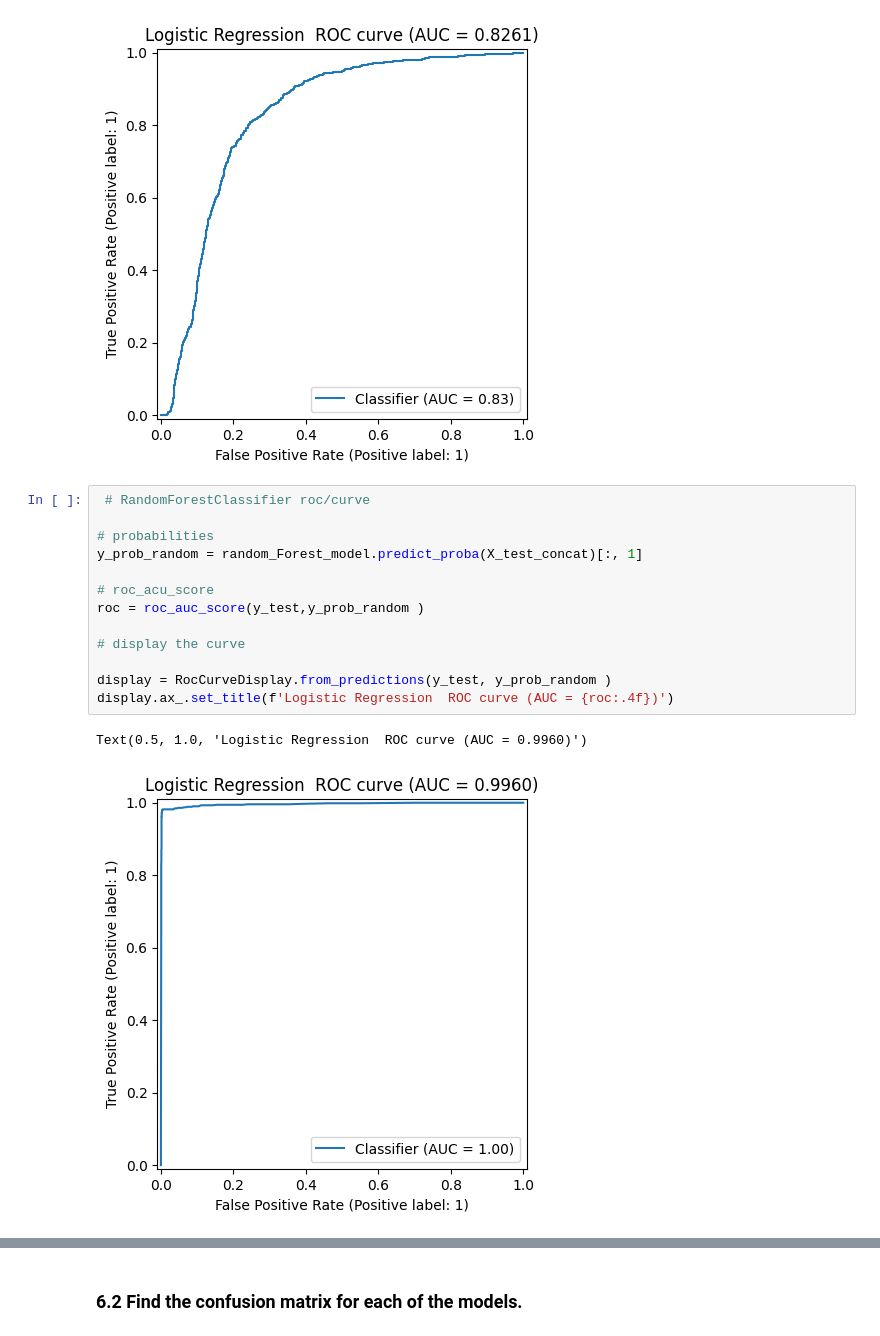
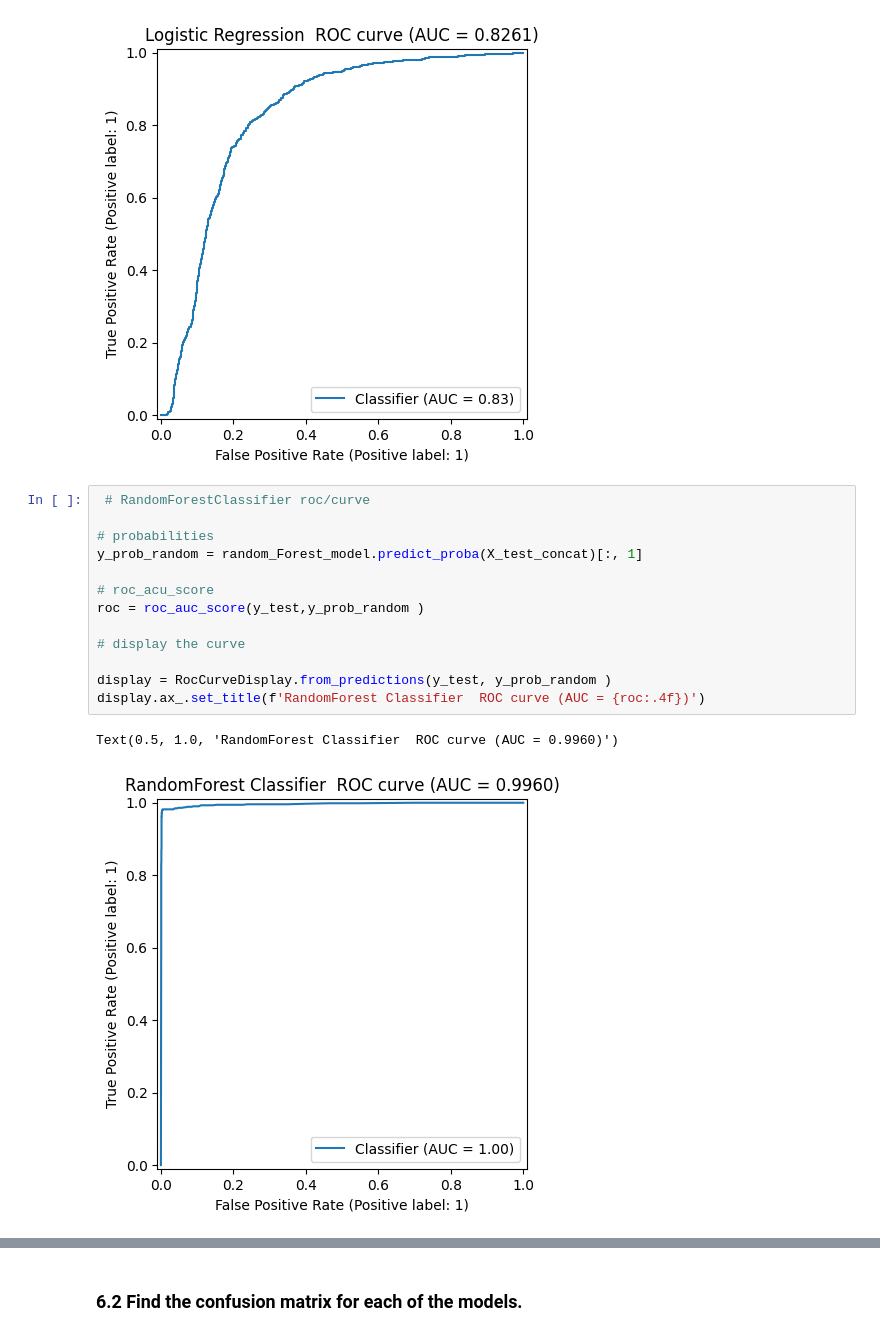
Before and after one commit to Mesterumit/Employee_Turnover_model, a Jupyter notebook: Employee_Turnover_App.ipynb, the cells around one changed output, grey strips where cells are left out. Drawn from its saved outputs; the diff is of its cells as text.

```diff
--- a/Employee_Turnover_App.ipynb
+++ b/Employee_Turnover_App.ipynb
@@ -703,19 +709,19 @@ Text(0.5, 1.0, 'Logistic Regression  ROC curve (AUC = 0.8261)')
 # %%
  # RandomForestClassifier roc/curve
 
 # probabilities
 y_prob_random = random_Forest_model.predict_proba(X_test_concat)[:, 1]
 
 # roc_acu_score
 roc = roc_auc_score(y_test,y_prob_random )
 
 # display the curve
 
 display = RocCurveDisplay.from_predictions(y_test, y_prob_random )
-display.ax_.set_title(f'Logistic Regression  ROC curve (AUC = {roc:.4f})')
+display.ax_.set_title(f'RandomForest Classifier  ROC curve (AUC = {roc:.4f})')
 # %% [output]
-Text(0.5, 1.0, 'Logistic Regression  ROC curve (AUC = 0.9960)')
+Text(0.5, 1.0, 'RandomForest Classifier  ROC curve (AUC = 0.9960)')
-[figure, old version]
+[figure, new version]
 # %%
 #  GradientBoostingClassifier
 
```
Also changed, not shown: parts of 8 cells of this notebook.
